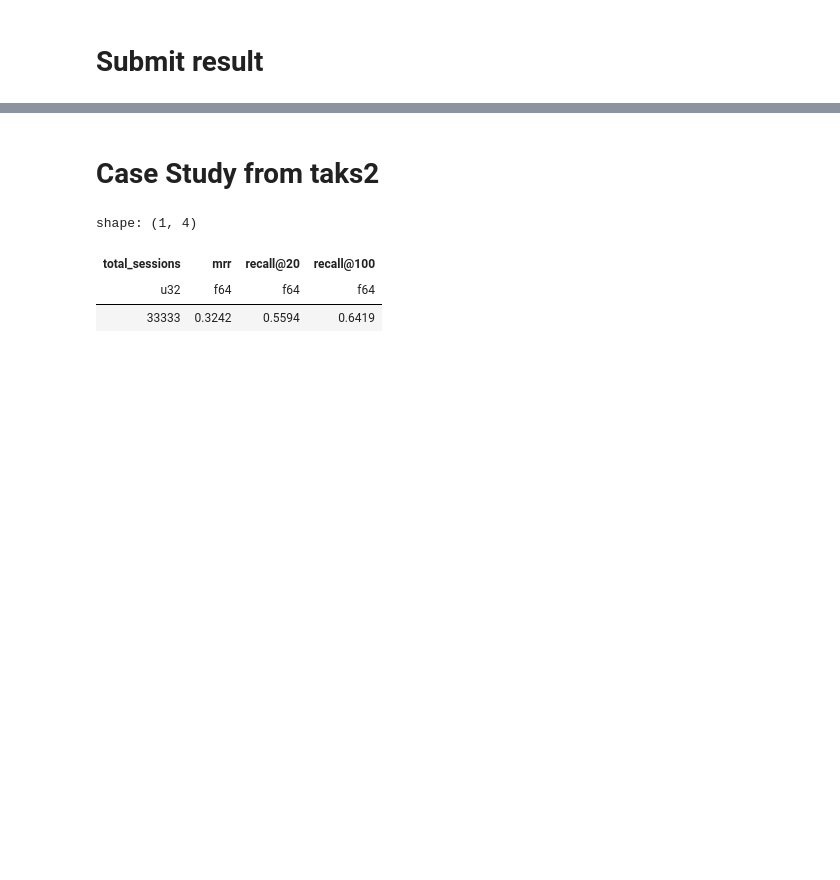
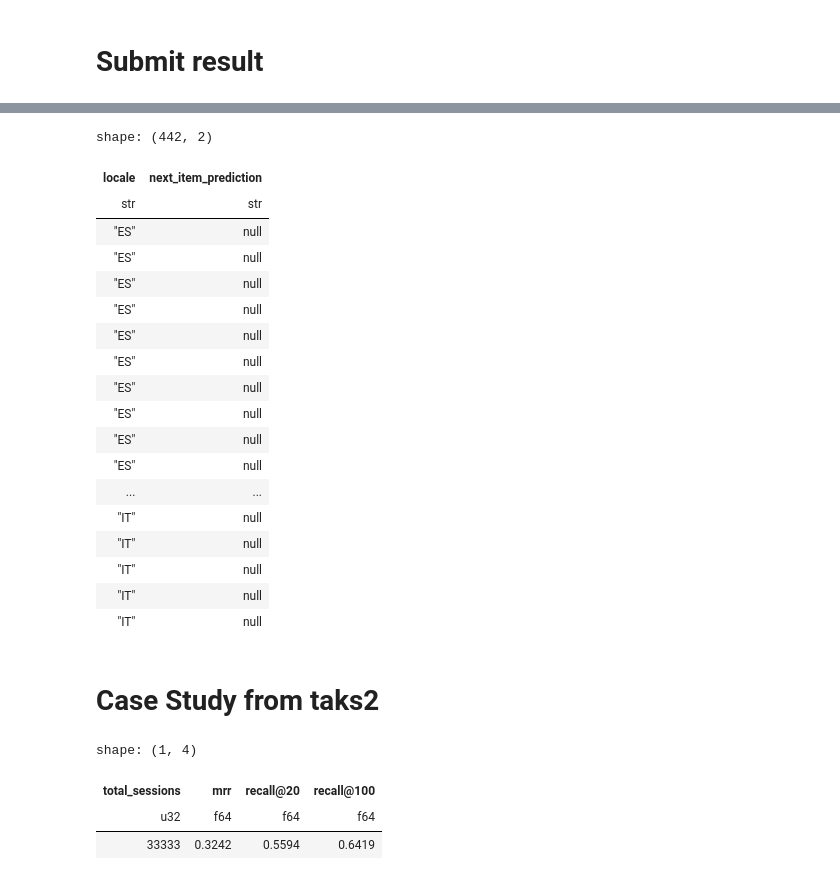
Before and after one commit to xiaoye-hua/Amazon_KDD_Cup_2023, a Jupyter notebook: notebooks/task2_3_ranker.ipynb, the cells around one changed output, grey strips where cells are left out. Saved outputs shown, nothing was run; the diff lists cells and outputs as text; code cells hidden in the pictures; blank space fills up the shorter version.

```diff
--- a/notebooks/task2_3_ranker.ipynb
+++ b/notebooks/task2_3_ranker.ipynb
@@ -689,0 +780,2 @@ sub_file
+# %%
+sub_pl = pl.scan_parquet(sub_file)
@@ -690,3 +793,32 @@ sub_file
+# %%
+null_prediciton = (
+    sub_pl.explode('next_item_prediction')
+        .filter(
+            pl.col('next_item_prediction').is_null()
+        )
+).collect()
+# %%
+null_prediciton
+# %% [output]
+shape: (442, 2)
+| locale | next_item_prediction |
+| str | str |
+| "ES" | null |
+| "ES" | null |
+| "ES" | null |
+| "ES" | null |
+| "ES" | null |
+| "ES" | null |
+| "ES" | null |
+| "ES" | null |
+| "ES" | null |
+| "ES" | null |
+| ... | ... |
+| "IT" | null |
+| "IT" | null |
+| "IT" | null |
+| "IT" | null |
+| "IT" | null |
 # %% [markdown]
 #  Case Study from taks2
 # %%
```
Also changed, not shown: parts of 70 cells of this notebook, 8 other files.
